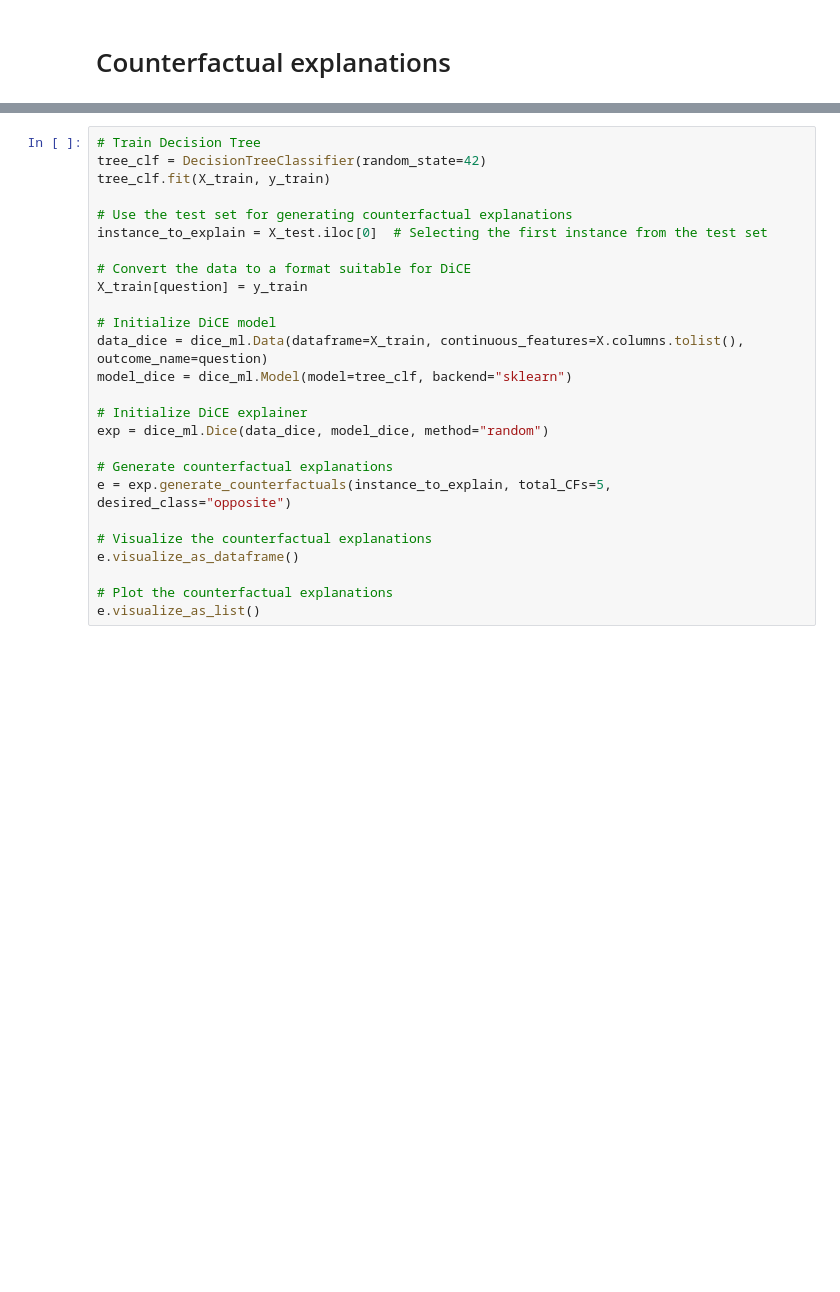
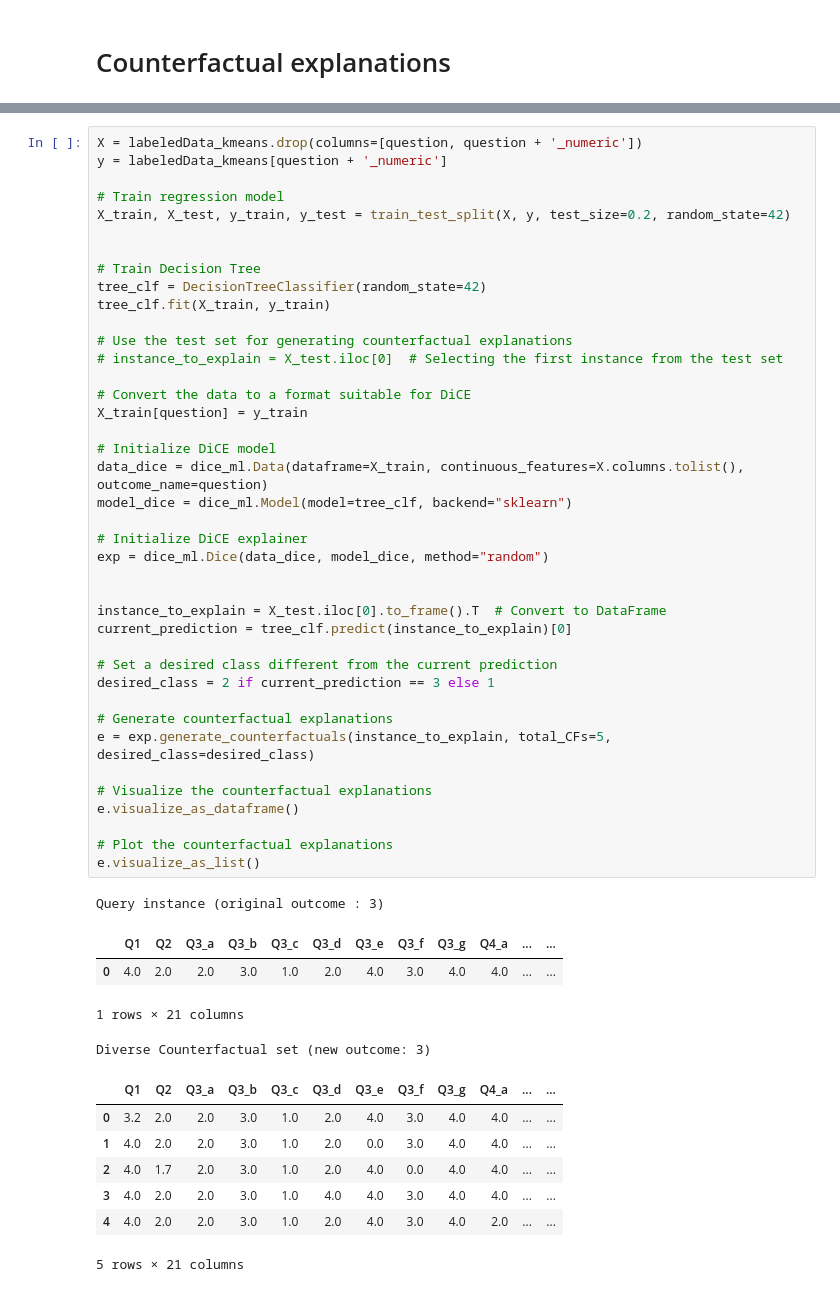
Before and after one commit to CorpaciLC/Livestock_explainable_regression, a Jupyter notebook: src/Explainable Regression.ipynb, the cells around one changed output, grey strips where cells are left out. Drawn from its saved outputs; the diff is of its cells as text; blank space fills up the shorter version.

```diff
--- a/src/Explainable Regression.ipynb
+++ b/src/Explainable Regression.ipynb
@@ -404,26 +440,53 @@ ModuleNotFoundError: No module named 'dice_ml'
 # %%
+X = labeledData_kmeans.drop(columns=[question, question + '_numeric'])
+y = labeledData_kmeans[question + '_numeric']
+
+# Train regression model
+X_train, X_test, y_train, y_test = train_test_split(X, y, test_size=0.2, random_state=42)
+
+
 # Train Decision Tree
 tree_clf = DecisionTreeClassifier(random_state=42)
 tree_clf.fit(X_train, y_train)
 
 # Use the test set for generating counterfactual explanations
-instance_to_explain = X_test.iloc[0]  # Selecting the first instance from the test set
+# instance_to_explain = X_test.iloc[0]  # Selecting the first instance from the test set
 
 # Convert the data to a format suitable for DiCE
 X_train[question] = y_train
 
 # Initialize DiCE model
 data_dice = dice_ml.Data(dataframe=X_train, continuous_features=X.columns.tolist(), outcome_name=question)
 model_dice = dice_ml.Model(model=tree_clf, backend="sklearn")
 
 # Initialize DiCE explainer
 exp = dice_ml.Dice(data_dice, model_dice, method="random")
 
+
+instance_to_explain = X_test.iloc[0].to_frame().T  # Convert to DataFrame
+current_prediction = tree_clf.predict(instance_to_explain)[0]
+
+# Set a desired class different from the current prediction
+desired_class = 2 if current_prediction == 3 else 1
+
 # Generate counterfactual explanations
-e = exp.generate_counterfactuals(instance_to_explain, total_CFs=5, desired_class="opposite")
+e = exp.generate_counterfactuals(instance_to_explain, total_CFs=5, desired_class=desired_class)
 
 # Visualize the counterfactual explanations
 e.visualize_as_dataframe()
 
 # Plot the counterfactual explanations
 e.visualize_as_list()
+# %% [output]
+Query instance (original outcome : 3)
+|  | Q1 | Q2 | Q3_a | Q3_b | Q3_c | Q3_d | Q3_e | Q3_f | Q3_g | Q4_a | ... | ... |
+| 0 | 4.0 | 2.0 | 2.0 | 3.0 | 1.0 | 2.0 | 4.0 | 3.0 | 4.0 | 4.0 | ... | ... |
+1 rows × 21 columns
+Diverse Counterfactual set (new outcome: 3)
+|  | Q1 | Q2 | Q3_a | Q3_b | Q3_c | Q3_d | Q3_e | Q3_f | Q3_g | Q4_a | ... | ... |
+| 0 | 3.2 | 2.0 | 2.0 | 3.0 | 1.0 | 2.0 | 4.0 | 3.0 | 4.0 | 4.0 | ... | ... |
+| 1 | 4.0 | 2.0 | 2.0 | 3.0 | 1.0 | 2.0 | 0.0 | 3.0 | 4.0 | 4.0 | ... | ... |
+| 2 | 4.0 | 1.7 | 2.0 | 3.0 | 1.0 | 2.0 | 4.0 | 0.0 | 4.0 | 4.0 | ... | ... |
+| 3 | 4.0 | 2.0 | 2.0 | 3.0 | 1.0 | 4.0 | 4.0 | 3.0 | 4.0 | 4.0 | ... | ... |
+| 4 | 4.0 | 2.0 | 2.0 | 3.0 | 1.0 | 2.0 | 4.0 | 3.0 | 4.0 | 2.0 | ... | ... |
+5 rows × 21 columns
```
Also changed, not shown: parts of 13 cells of this notebook, 1 other file.
